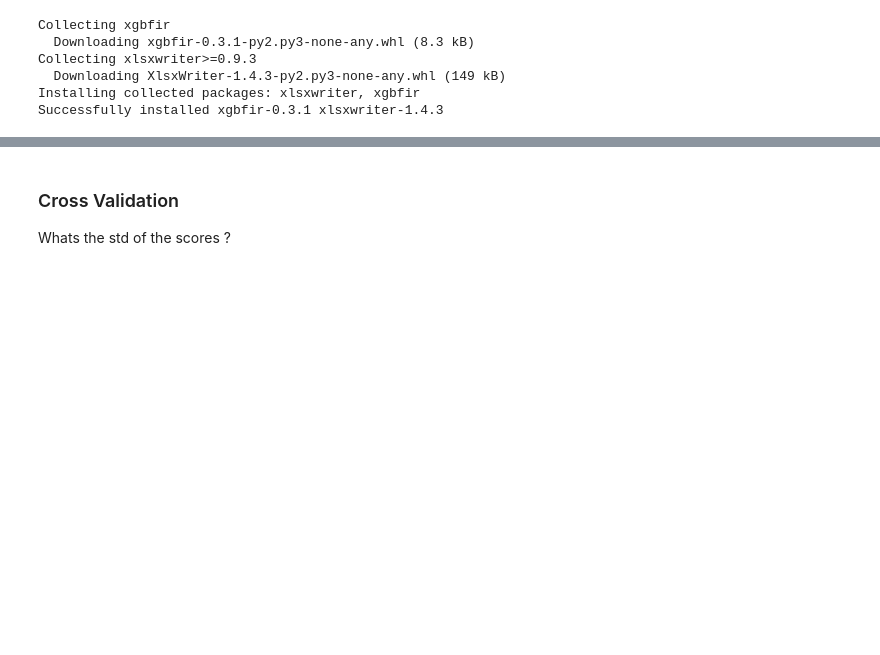
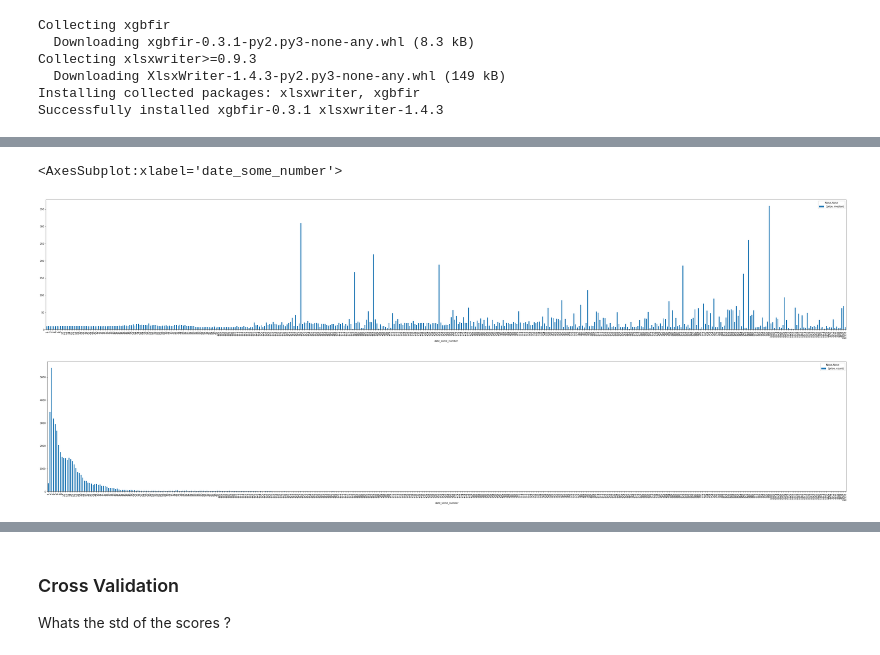
Before and after one commit to DataCrane/PML-kaggle-competition-2021, a Jupyter notebook: pml-2021-competition.ipynb, the cells around one changed output, grey strips where cells are left out. Cells and saved outputs as stored; diff of their text form; code cells hidden in the pictures; blank space fills up the shorter version.

```diff
--- a/pml-2021-competition.ipynb
+++ b/pml-2021-competition.ipynb
@@ -1226,0 +1254,8 @@ Parameters: { "n_estimators" } might not be used.
+# %%
+train[['date_some_number', 'price']].groupby(['date_some_number']).agg(['median']).plot(kind = 'bar', figsize=(60,10))
+# train['date_some_number'].nunique()
+train[['date_some_number', 'price']].groupby(['date_some_number']).agg(['count']).plot(kind = 'bar', figsize=(60,10))
+# %% [output]
+<AxesSubplot:xlabel='date_some_number'>
+[figure, added]
+[figure, added]
```
Also changed, not shown: parts of 17 cells of this notebook.
